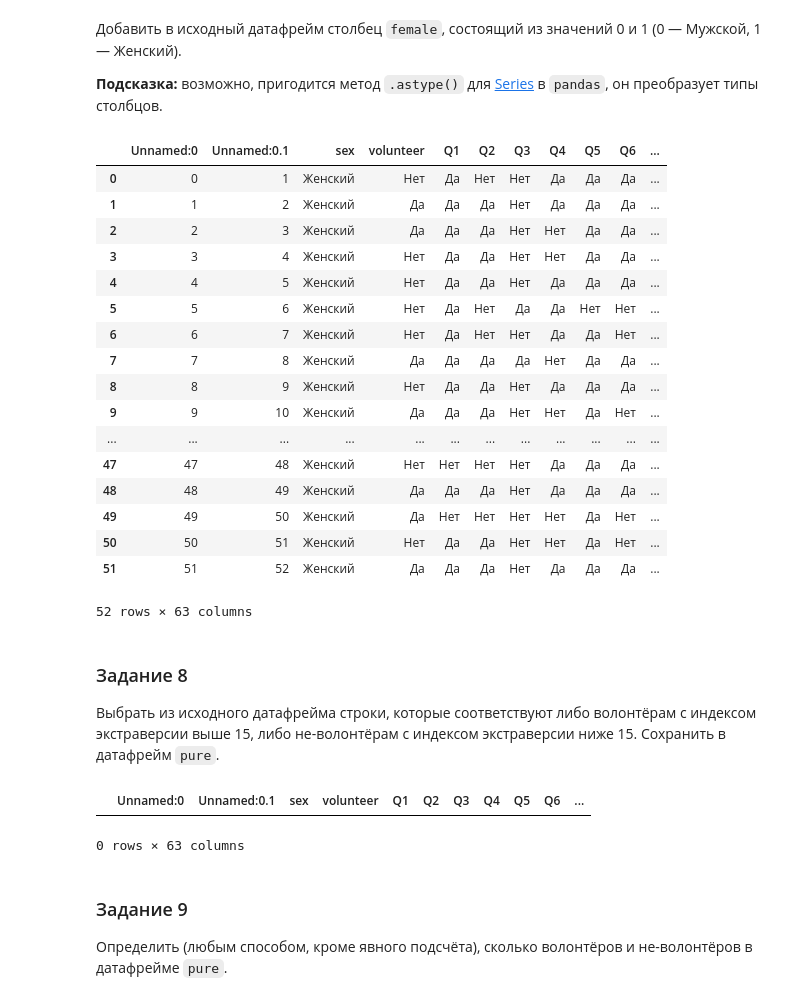
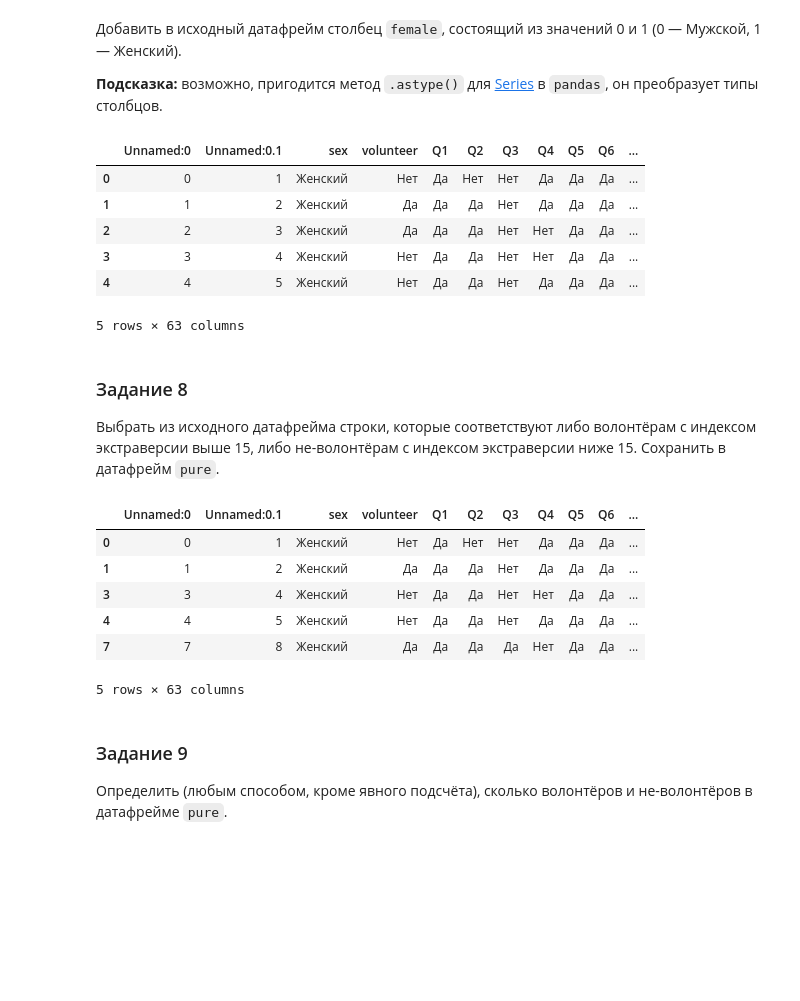
Before and after one commit to tkiwiber/numpy1, a Jupyter notebook: numpy_hw3/jun_anl_pandas1.ipynb, the cells around one changed output. Saved outputs shown, nothing was run; the diff lists cells and outputs as text; code cells hidden in the pictures; blank space fills up the shorter version.

```diff
--- a/numpy_hw3/jun_anl_pandas1.ipynb
+++ b/numpy_hw3/jun_anl_pandas1.ipynb
@@ -272,7 +272,7 @@ extra_no = ps[['Q5', 'Q15', 'Q20', 'Q29', 'Q32', 'Q34', 'Q37','Q41', 'Q51']]
 **Подсказка 2:** метод `.sum()` для [датафреймов](https://pandas.pydata.org/pandas-docs/stable/reference/api/pandas.DataFrame.sum.html) `pandas`.
 # %%
 extra_yes_sum = extra_yes.isin(['Да']).sum(axis=1)
-extra_no_sum = extra_yes.isin(['Нет']).sum(axis=1)
+extra_no_sum = extra_no.isin(['Нет']).sum(axis=1)
 # %% [markdown]
 ### Задание 6
 
@@ -307,7 +296,7 @@ ps
 **Подсказка:** возможно, пригодится метод `.astype()` для [Series](https://pandas.pydata.org/pandas-docs/version/0.23.4/generated/pandas.Series.astype.html) в `pandas`, он преобразует типы столбцов.
 # %%
 ps['female'] = (ps['sex'] == 'Женский').astype(int)
-ps
+ps.head()
 # %% [output]
 |  | Unnamed:0 | Unnamed:0.1 | sex | volunteer | Q1 | Q2 | Q3 | Q4 | Q5 | Q6 | ... |
 | 0 | 0 | 1 | Женский | Нет | Да | Нет | Нет | Да | Да | Да | ... |
@@ -315,28 +304,22 @@ ps
 | 2 | 2 | 3 | Женский | Да | Да | Да | Нет | Нет | Да | Да | ... |
 | 3 | 3 | 4 | Женский | Нет | Да | Да | Нет | Нет | Да | Да | ... |
 | 4 | 4 | 5 | Женский | Нет | Да | Да | Нет | Да | Да | Да | ... |
-| 5 | 5 | 6 | Женский | Нет | Да | Нет | Да | Да | Нет | Нет | ... |
-| 6 | 6 | 7 | Женский | Нет | Да | Нет | Нет | Да | Да | Нет | ... |
-| 7 | 7 | 8 | Женский | Да | Да | Да | Да | Нет | Да | Да | ... |
-| 8 | 8 | 9 | Женский | Нет | Да | Да | Нет | Да | Да | Да | ... |
-| 9 | 9 | 10 | Женский | Да | Да | Да | Нет | Нет | Да | Нет | ... |
-| ... | ... | ... | ... | ... | ... | ... | ... | ... | ... | ... | ... |
-| 47 | 47 | 48 | Женский | Нет | Нет | Нет | Нет | Да | Да | Да | ... |
-| 48 | 48 | 49 | Женский | Да | Да | Да | Нет | Да | Да | Да | ... |
-| 49 | 49 | 50 | Женский | Да | Нет | Нет | Нет | Нет | Да | Нет | ... |
-| 50 | 50 | 51 | Женский | Нет | Да | Да | Нет | Нет | Да | Нет | ... |
-| 51 | 51 | 52 | Женский | Да | Да | Да | Нет | Да | Да | Да | ... |
-52 rows × 63 columns
+5 rows × 63 columns
 # %% [markdown]
 ### Задание 8
 
 Выбрать из исходного датафрейма строки, которые соответствуют либо волонтёрам с индексом экстраверсии выше 15, либо не-волонтёрам с индексом экстраверсии ниже 15. Сохранить в датафрейм `pure`.
 # %%
 pure = ps[((ps['volunteer'] == 'Да') & (ps['extra'] > 15)) | ((ps['volunteer'] == 'Нет') & (ps['extra'] < 15))]
-pure
+pure.head()
 # %% [output]
 |  | Unnamed:0 | Unnamed:0.1 | sex | volunteer | Q1 | Q2 | Q3 | Q4 | Q5 | Q6 | ... |
+| 0 | 0 | 1 | Женский | Нет | Да | Нет | Нет | Да | Да | Да | ... |
+| 1 | 1 | 2 | Женский | Да | Да | Да | Нет | Да | Да | Да | ... |
+| 3 | 3 | 4 | Женский | Нет | Да | Да | Нет | Нет | Да | Да | ... |
+| 4 | 4 | 5 | Женский | Нет | Да | Да | Нет | Да | Да | Да | ... |
+| 7 | 7 | 8 | Женский | Да | Да | Да | Да | Нет | Да | Да | ... |
-0 rows × 63 columns
+5 rows × 63 columns
 # %% [markdown]
 ### Задание 9
 
```
Also changed, not shown: parts of 3 cells of this notebook, 2 other files.
